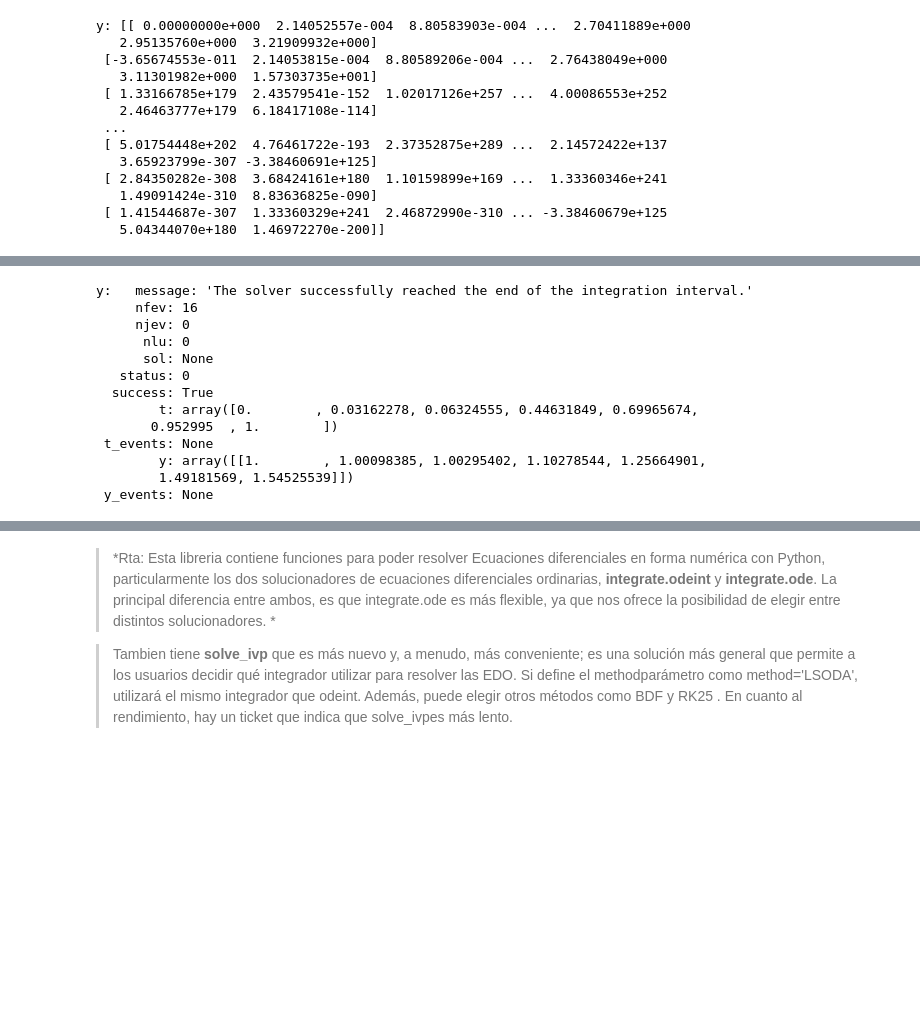
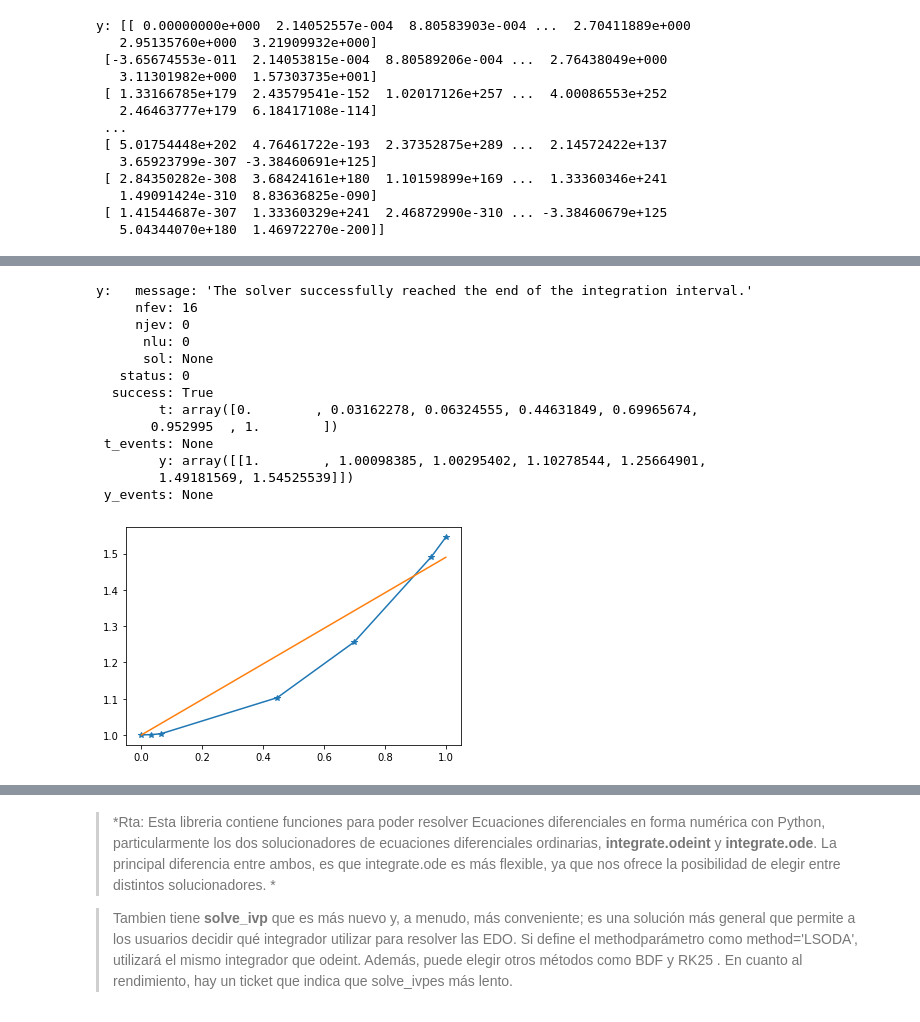
Before and after one commit to Leonel-H29/Facultad, a Jupyter notebook: TP1/TP1.ipynb, the cells around one changed output, grey strips where cells are left out. Saved outputs shown, nothing was run; the diff lists cells and outputs as text; code cells hidden in the pictures; blank space fills up the shorter version.

```diff
--- a/TP1/TP1.ipynb
+++ b/TP1/TP1.ipynb
@@ -1085,25 +1104,29 @@ y: [[ 1.          1.48988013]
 # %%
 a, b = 0, 1
 t0 = np.linspace(a,b,2)
 y0=[1]
 res = solve_ivp(y_prima, t0, y0, method='LSODA' )
 
 #res = solve_ivp(y_prima, t0, y0, method='LSODA' , rtol=10**(-10) )
 print(f"y: {res}")
+plt.plot(res.t, res.y[0],marker='*')
+plt.plot(t0,y_solucion(t0))
+plt.show()
 # %% [output]
 y:   message: 'The solver successfully reached the end of the integration interval.'
      nfev: 16
      njev: 0
       nlu: 0
       sol: None
    status: 0
   success: True
         t: array([0.        , 0.03162278, 0.06324555, 0.44631849, 0.69965674,
        0.952995  , 1.        ])
  t_events: None
         y: array([[1.        , 1.00098385, 1.00295402, 1.10278544, 1.25664901,
         1.49181569, 1.54525539]])
  y_events: None
+[figure, added]
 # %%
 import numpy as np
 import matplotlib.pyplot as plt
```
Also changed, not shown: parts of 5 cells of this notebook.
